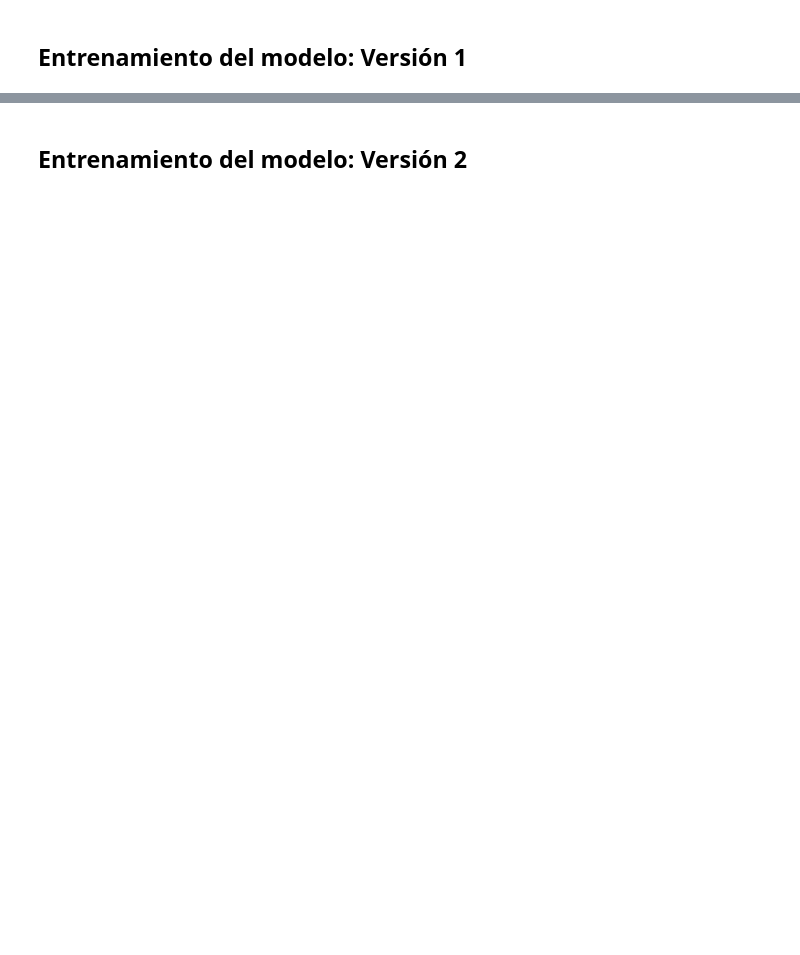
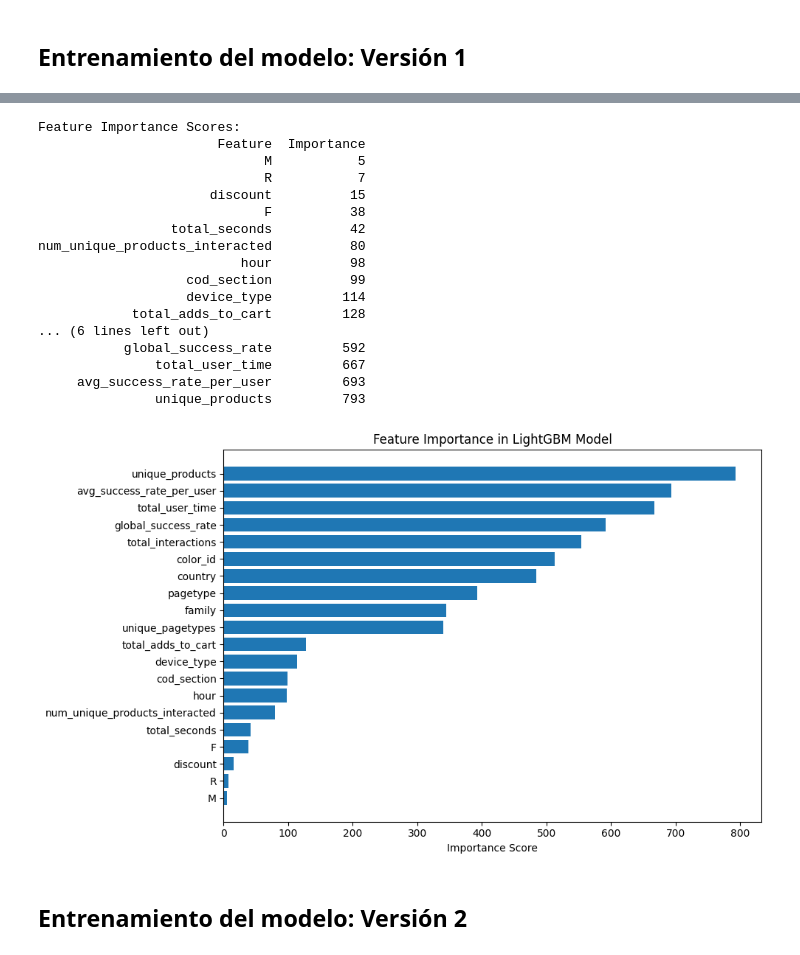
Before and after one commit to pedrochans/hackathon-inditex-data-recommender, a Jupyter notebook: src/data/Task_3.ipynb, the cells around one changed output, grey strips where cells are left out. Drawn from its saved outputs; the diff is of its cells as text; code cells hidden in the pictures; blank space fills up the shorter version.

Commit message:
añadimos el historial del usuario a las variables del modelo

```diff
--- a/src/data/Task_3.ipynb
+++ b/src/data/Task_3.ipynb
@@ -317,26 +337,21 @@ Index(['discount', 'embedding', 'partnumber', 'color_id', 'cod_section',
 # %%
 import pandas as pd
 from lightgbm import LGBMRegressor
-from pathlib import Path
-import json
 
 def prepare_features(df, users_df, products_df):
 
     # Temporales
     df['hour'] = pd.to_datetime(df['timestamp_local']).dt.hour.astype('int8')
-    df['day'] = pd.to_datetime(df['timestamp_local']).dt.day.astype('int8')
-    df['month'] = pd.to_datetime(df['timestamp_local']).dt.month.astype('int8')
-    df['quarter'] = pd.to_datetime(df['timestamp_local']).dt.quarter.astype('int8')
 
     # Merge de los datasets
-    df = df.merge(users_df[['user_id', 'country', 'R', 'F', 'M']], on=['user_id','country'], how='left')
+    df = df.merge(users_df[['user_id', 'country', 'R', 'F', 'M', 'avg_success_rate_per_user', 'num_unique_products_interacted']], on=['user_id','country'], how='left')
     df = df.merge(products_df[['partnumber', 'discount', 'family', 'color_id', 'cod_section', 'total_adds_to_cart', 'global_success_rate']], on='partnumber', how='left')
 
 
-    features = ['user_id', 'hour', 'day', 'month', 'quarter', 'country', 'device_type', 'pagetype',
-                'partnumber', 'family', 'color_id', 'cod_section', 'total_adds_to_cart', 'global_success_rate',
+    features = ['hour', 'country', 'device_type', 'pagetype',
+                'family', 'color_id', 'cod_section', 'total_adds_to_cart', 'global_success_rate', 'avg_success_rate_per_user', 'num_unique_products_interacted',
                 'R', 'F', 'M', 'discount', 'total_seconds',
-                'unique_products', 'unique_pagetypes', 'first_interaction_hour', 'total_interactions', 'total_user_time']
+                'unique_products', 'unique_pagetypes', 'total_interactions', 'total_user_time']
 
     return df[features]
 
@@ -502,3 +549,41 @@ print("✅ Recomendaciones guardadas!")
+# %%
+import matplotlib.pyplot as plt
+
+# Get feature importance
+feature_imp = pd.DataFrame({
+    'Feature': X_train.columns,
+    'Importance': model.feature_importances_
+}).sort_values('Importance', ascending=True)
+
+# Plot
+plt.figure(figsize=(10, 6))
+plt.barh(feature_imp['Feature'], feature_imp['Importance'])
+plt.title('Feature Importance in LightGBM Model')
+plt.xlabel('Importance Score')
+plt.tight_layout()
+
+# Print numerical values
+print("\nFeature Importance Scores:")
+print(feature_imp.to_string(index=False))
+# %% [output]
+Feature Importance Scores:
+                       Feature  Importance
+                             M           5
+                             R           7
+                      discount          15
+                             F          38
+                 total_seconds          42
+num_unique_products_interacted          80
+                          hour          98
+                   cod_section          99
+                   device_type         114
+            total_adds_to_cart         128
+... (6 lines left out)
+           global_success_rate         592
+               total_user_time         667
+     avg_success_rate_per_user         693
+               unique_products         793
+[figure, added]
 # %% [markdown]
 ## Entrenamiento del modelo: Versión 2
 # %%
```
Also changed, not shown: parts of 9 cells of this notebook, 1 other file.
